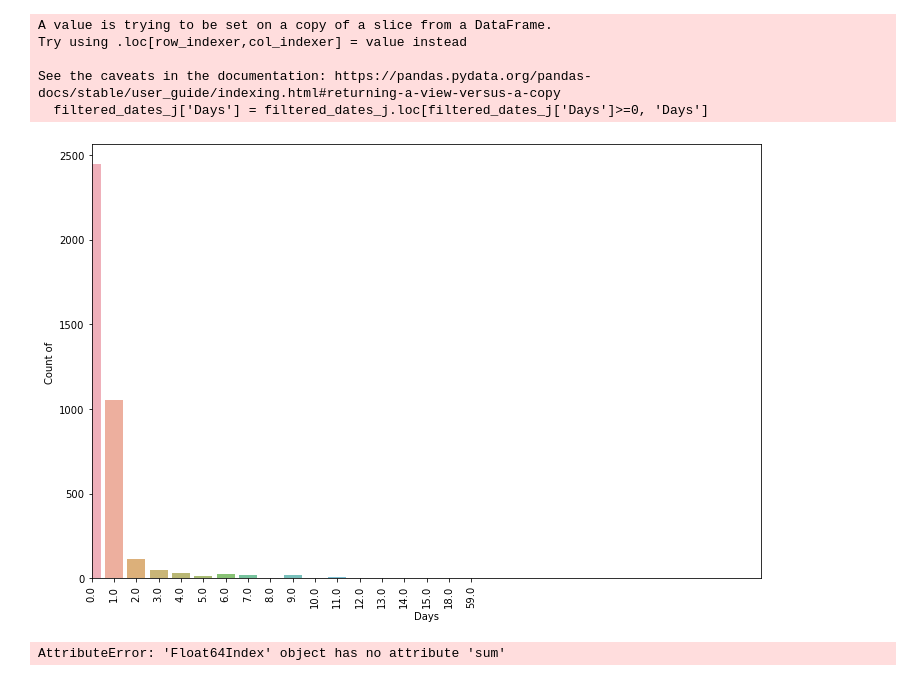
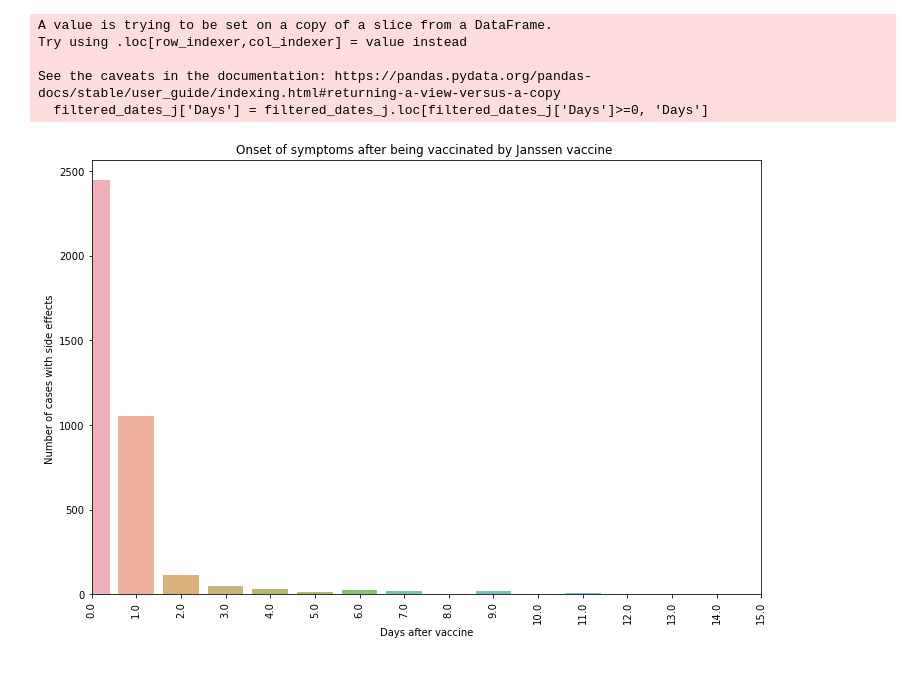
Before and after one commit to anishpai07/COVID-19-Vaccine-Adverse-Effects-VAERS-Analysis, a Jupyter notebook: VAERS Analysis.ipynb, the cells around one changed output. Cells and saved outputs as stored; diff of their text form; code cells hidden in the pictures.

```diff
--- a/VAERS Analysis.ipynb
+++ b/VAERS Analysis.ipynb
@@ -398,16 +398,12 @@ See the caveats in the documentation: https://pandas.pydata.org/pandas-docs/stab
 # %%
 X = filtered_dates_j['Days'].value_counts()
 plt.figure(figsize = (12,8))
 sns.barplot(X.index, X.values, alpha = 0.75)
-plt.xlim(0,30)
-plt.ylabel('Count of ')
-plt.xlabel('Days')
+plt.xlim(0,15)
+plt.title('Onset of symptoms after being vaccinated by Janssen vaccine ')
+plt.ylabel('Number of cases with side effects ')
+plt.xlabel('Days after vaccine')
 plt.xticks(rotation = 'vertical')
 plt.show()
 # %% [output]
-[figure, old version]
+[figure, new version]
-# %%
-sum = X.index.sum()
-sum
-# %% [output]
-AttributeError: 'Float64Index' object has no attribute 'sum'
```
Also changed, not shown: parts of 3 cells of this notebook.
